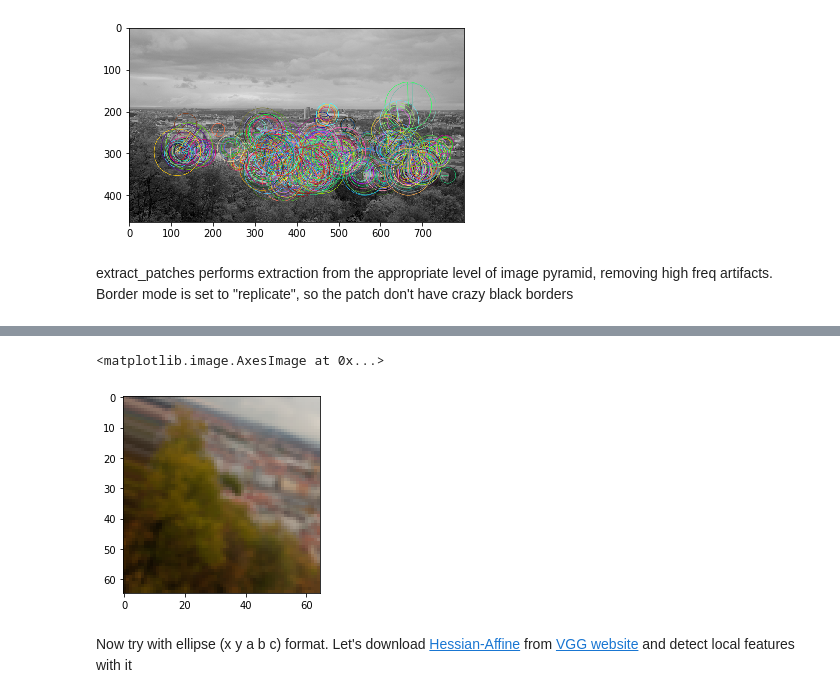
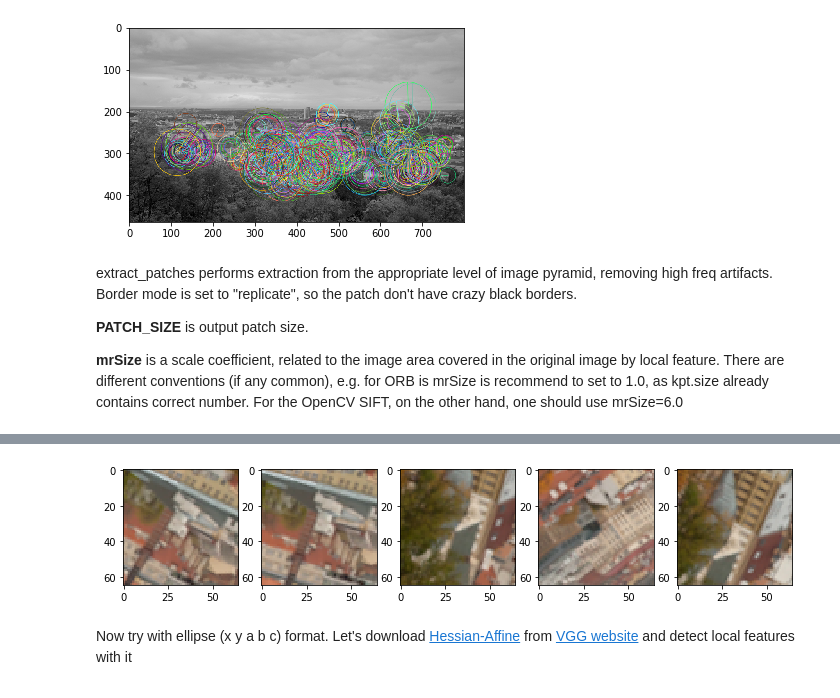
Before and after one commit to ducha-aiki/extract_patches, a Jupyter notebook: nbs/index.ipynb, the cells around one changed output, grey strips where cells are left out. Cells and saved outputs as stored; diff of their text form; code cells hidden in the pictures.

```diff
--- a/nbs/index.ipynb
+++ b/nbs/index.ipynb
@@ -26,8 +27,9 @@ import math
 import seaborn as sns
 from time import time
 from PIL import Image
+from extract_patches.core import extract_patches
 
-img1 = cv2.cvtColor(cv2.imread('img/prague.png'), cv2.COLOR_BGR2RGB)
+img1 = cv2.cvtColor(cv2.imread('data/img/prague.png'), cv2.COLOR_BGR2RGB)
 
 det = cv2.ORB_create(500)
 kps1, descs1 = det.detectAndCompute(img1,None)
@@ -43,17 +45,22 @@ plt.imshow(vis_img1)
 from extract_patches.core import extract_patches
 # %% [markdown]
 extract_patches performs extraction from the appropriate level of image pyramid, removing high freq artifacts.
-Border mode is set to "replicate", so the patch don't have crazy black borders
+Border mode is set to "replicate", so the patch don't have crazy black borders.
+
+**PATCH_SIZE** is output patch size.
+
+**mrSize** is a scale coefficient, related to the image area covered in the original image by local feature.
+There are different conventions (if any common), e.g. for ORB is mrSize is recommend to set to 1.0, as kpt.size already contains correct number. For the OpenCV SIFT, on the other hand, one should use mrSize=6.0
 # %%
-show_idx = 300
 PATCH_SIZE = 65
-mrSize = 5.0
+mrSize = 1.0
 t=time()
 patches = extract_patches(kps1, img1, PATCH_SIZE, mrSize, 'cv2')
 print ('pyr OpenCV version for 500 kps, [s]', time()-t)
-print (kps1[0])
 
-fig = plt.figure(figsize=(12, 16))
-fig.add_subplot(1, 3, 1)
-plt.imshow(patches[show_idx])
+show_idx = 300
+fig = plt.figure(figsize=(12, 20))
+for i in range(1,6):
+    fig.add_subplot(1, 5, i)
+    plt.imshow(patches[show_idx+i])
 # %% [output]
@@ -62,5 +68,4 @@ pyr OpenCV version for 500 kps, [s] 0.026546239852905273
-<matplotlib.image.AxesImage at 0x...>
-[figure, old version]
+[figure, new version]
 # %% [markdown]
 Now try with ellipse (x y a b c) format. Let's download [Hessian-Affine](http://www.robots.ox.ac.uk/~vgg/research/affine/det_eval_files/mikolajczyk_ijcv2004.pdf) from [VGG website](http://www.robots.ox.ac.uk/~vgg/research/affine/detectors.html#binaries) and detect local features with it
 # %%
```
Also changed, not shown: parts of 12 cells of this notebook, 12 other files.
